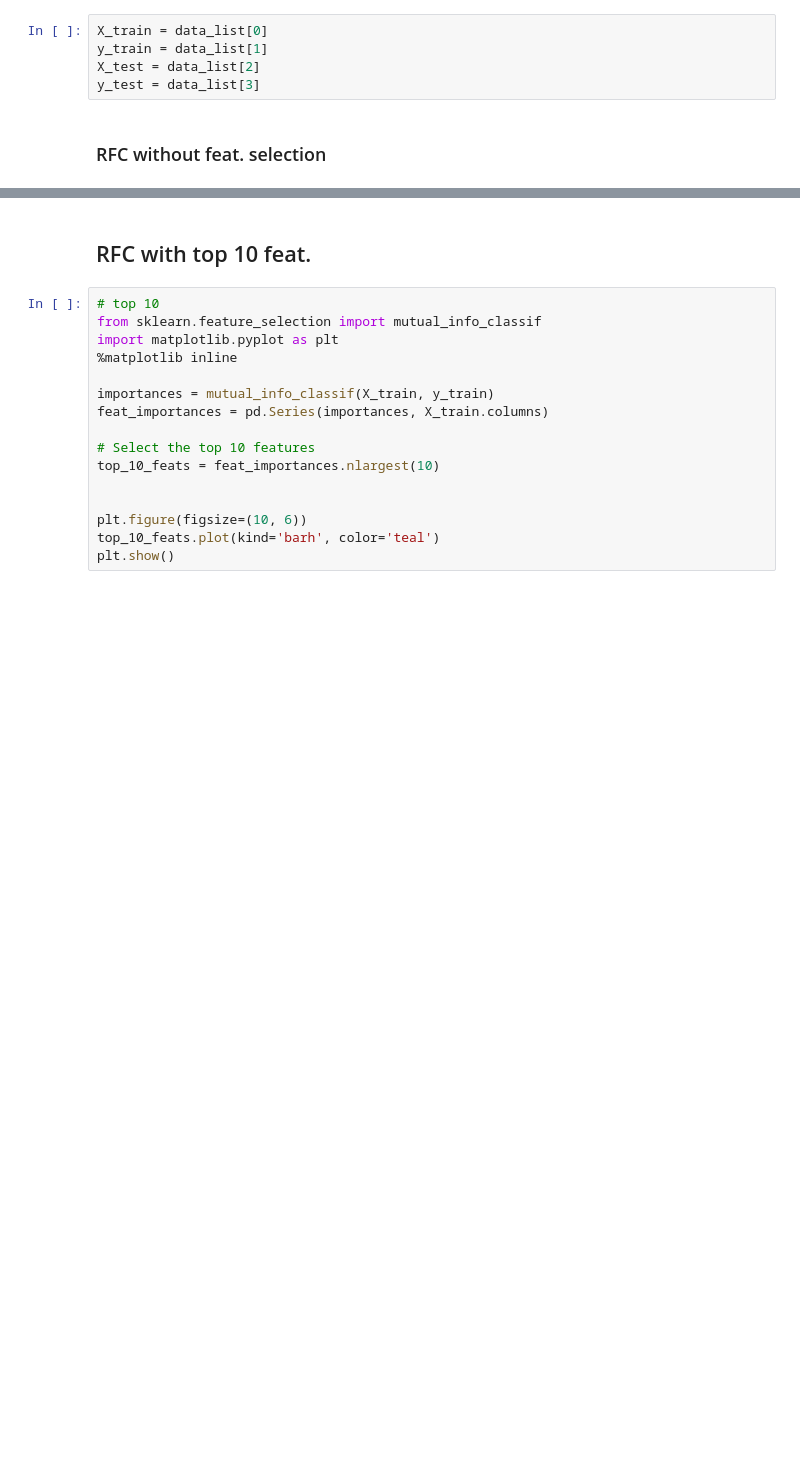
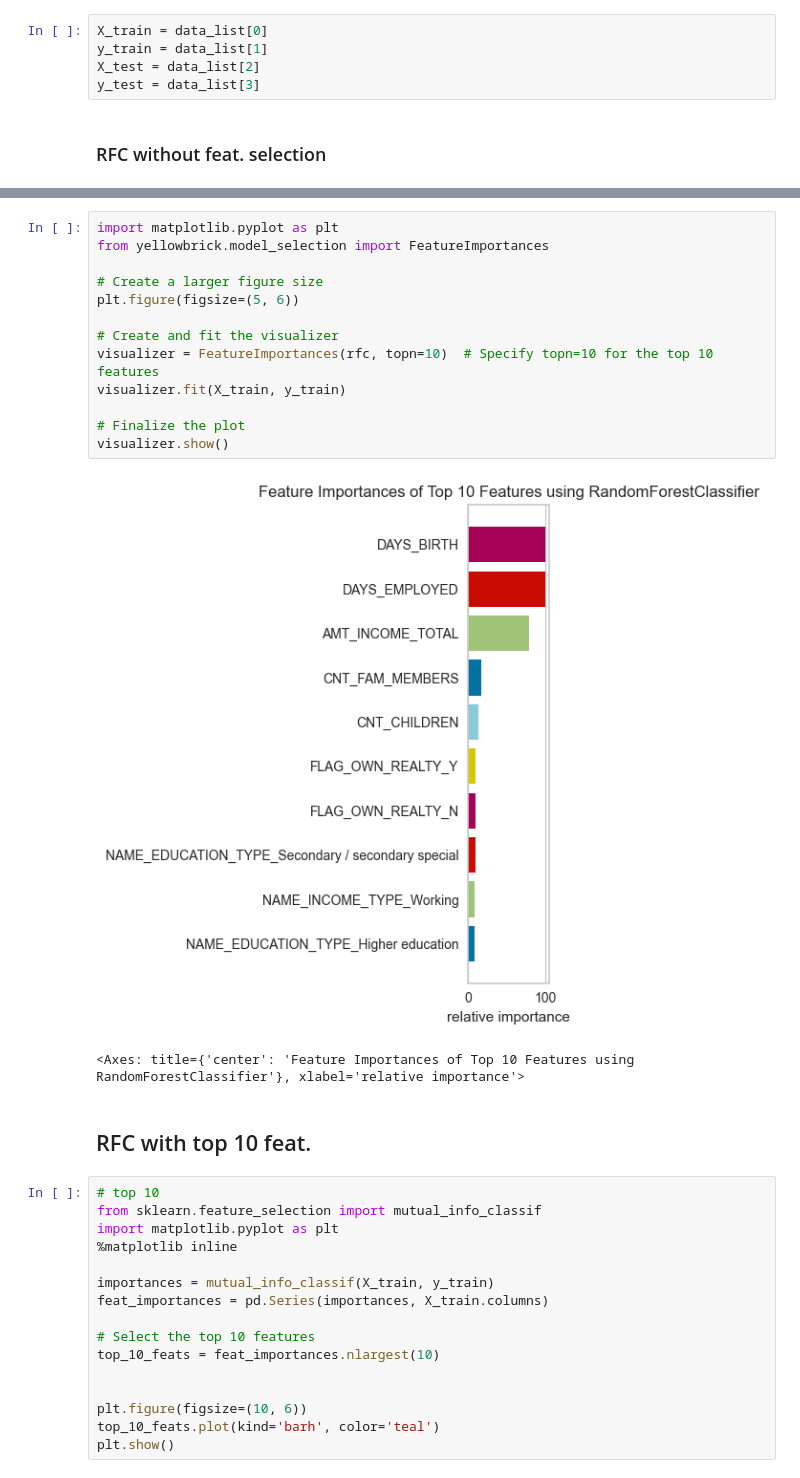
Before and after one commit to manish-cr/CS3244-credit-approval, a Jupyter notebook: code/Random Forest Classifier.ipynb, the cells around one changed output, grey strips where cells are left out. Cells and saved outputs as stored; diff of their text form; blank space fills up the shorter version.

```diff
--- a/code/Random Forest Classifier.ipynb
+++ b/code/Random Forest Classifier.ipynb
@@ -44,3 +73,19 @@ weighted avg       0.60      0.60      0.60      7212
+# %%
+import matplotlib.pyplot as plt
+from yellowbrick.model_selection import FeatureImportances
+
+# Create a larger figure size
+plt.figure(figsize=(5, 6))
+
+# Create and fit the visualizer
+visualizer = FeatureImportances(rfc, topn=10)  # Specify topn=10 for the top 10 features
+visualizer.fit(X_train, y_train)
+
+# Finalize the plot
+visualizer.show()
+# %% [output]
+[figure, added]
+<Axes: title={'center': 'Feature Importances of Top 10 Features using RandomForestClassifier'}, xlabel='relative importance'>
 # %% [markdown]
 ## RFC with top 10 feat.
 # %%
```
Also changed, not shown: parts of 5 cells of this notebook.
